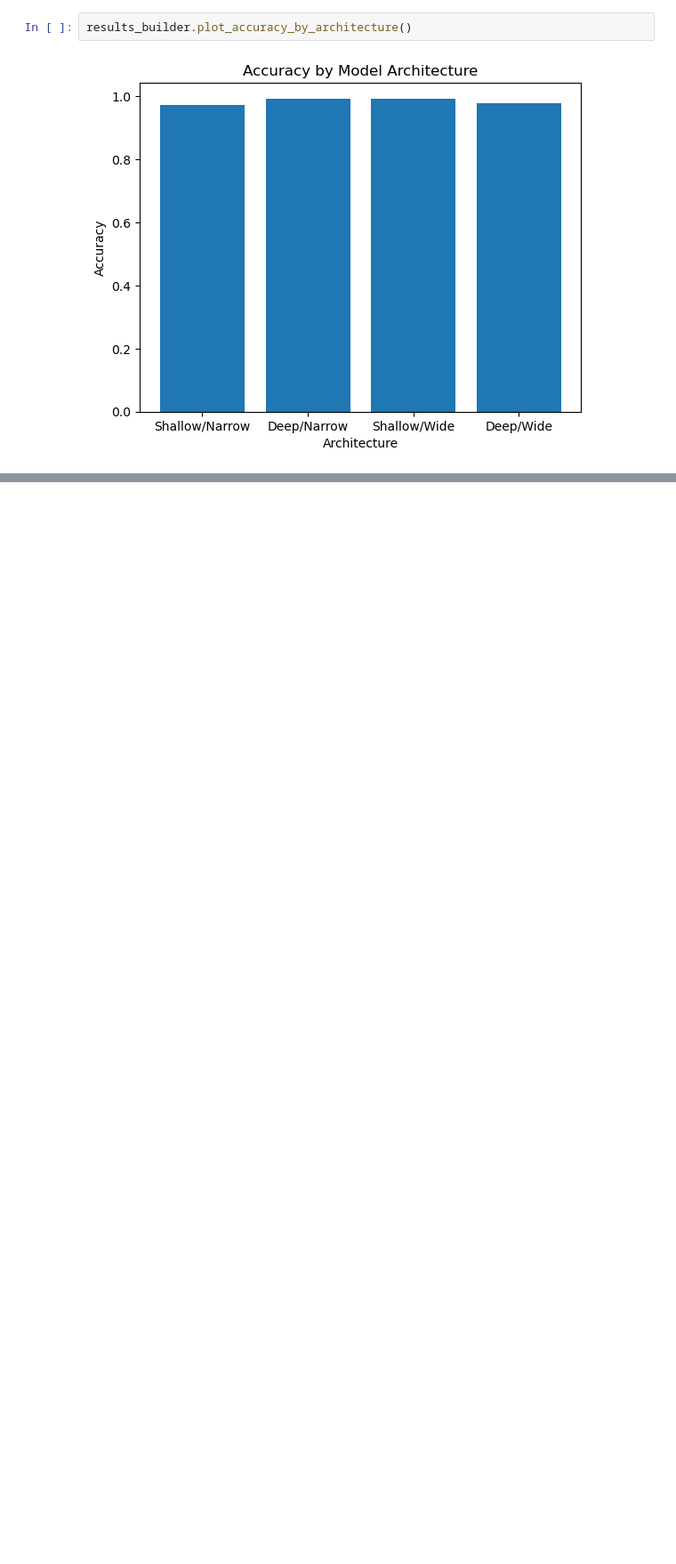
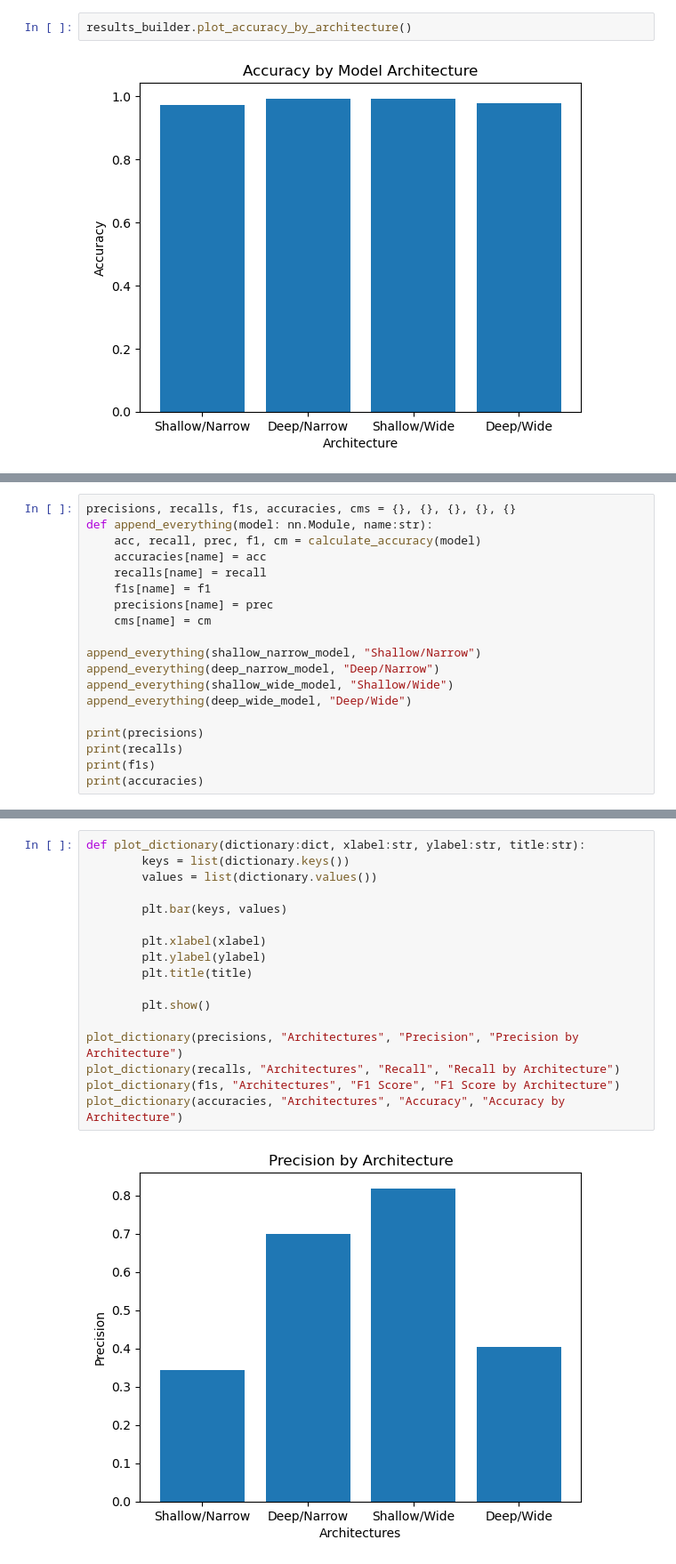
Before and after one commit to pnnoc/ML_FinalProject, a Jupyter notebook: Neural_Net.ipynb, the cells around one changed output, grey strips where cells are left out. Shown: that part at 89% size. Drawn from its saved outputs; the diff is of its cells as text; blank space fills up the shorter version.

```diff
--- a/Neural_Net.ipynb
+++ b/Neural_Net.ipynb
@@ -246,0 +216,19 @@ results_builder.plot_accuracy_by_architecture()
+# %%
+precisions, recalls, f1s, accuracies, cms = {}, {}, {}, {}, {}
+def append_everything(model: nn.Module, name:str):
+    acc, recall, prec, f1, cm = calculate_accuracy(model)
+    accuracies[name] = acc
+    recalls[name] = recall
+    f1s[name] = f1
+    precisions[name] = prec
+    cms[name] = cm
+
+append_everything(shallow_narrow_model, "Shallow/Narrow")
+append_everything(deep_narrow_model, "Deep/Narrow")
+append_everything(shallow_wide_model, "Shallow/Wide")
+append_everything(deep_wide_model, "Deep/Wide")
+
+print(precisions)
+print(recalls)
+print(f1s)
+print(accuracies)
@@ -246,0 +244,19 @@ results_builder.plot_accuracy_by_architecture()
+# %%
+def plot_dictionary(dictionary:dict, xlabel:str, ylabel:str, title:str):
+        keys = list(dictionary.keys())
+        values = list(dictionary.values())
+
+        plt.bar(keys, values)
+
+        plt.xlabel(xlabel)
+        plt.ylabel(ylabel)
+        plt.title(title)
+
+        plt.show()
+
+plot_dictionary(precisions, "Architectures", "Precision", "Precision by Architecture")
+plot_dictionary(recalls, "Architectures", "Recall", "Recall by Architecture")
+plot_dictionary(f1s, "Architectures", "F1 Score", "F1 Score by Architecture")
+plot_dictionary(accuracies, "Architectures", "Accuracy", "Accuracy by Architecture")
+# %% [output]
+[figure, added]
```
Also changed, not shown: parts of 14 cells of this notebook, 11 other files.
